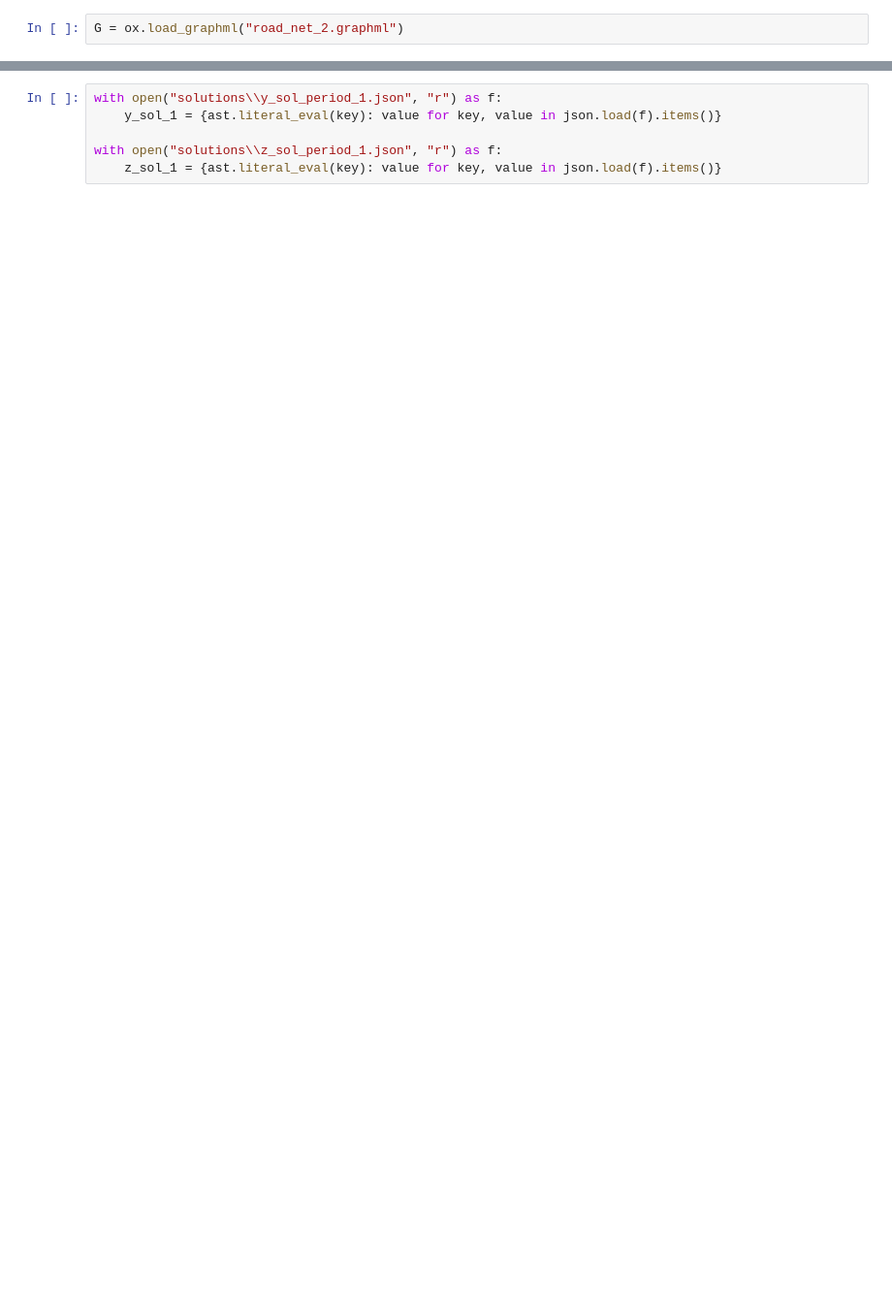
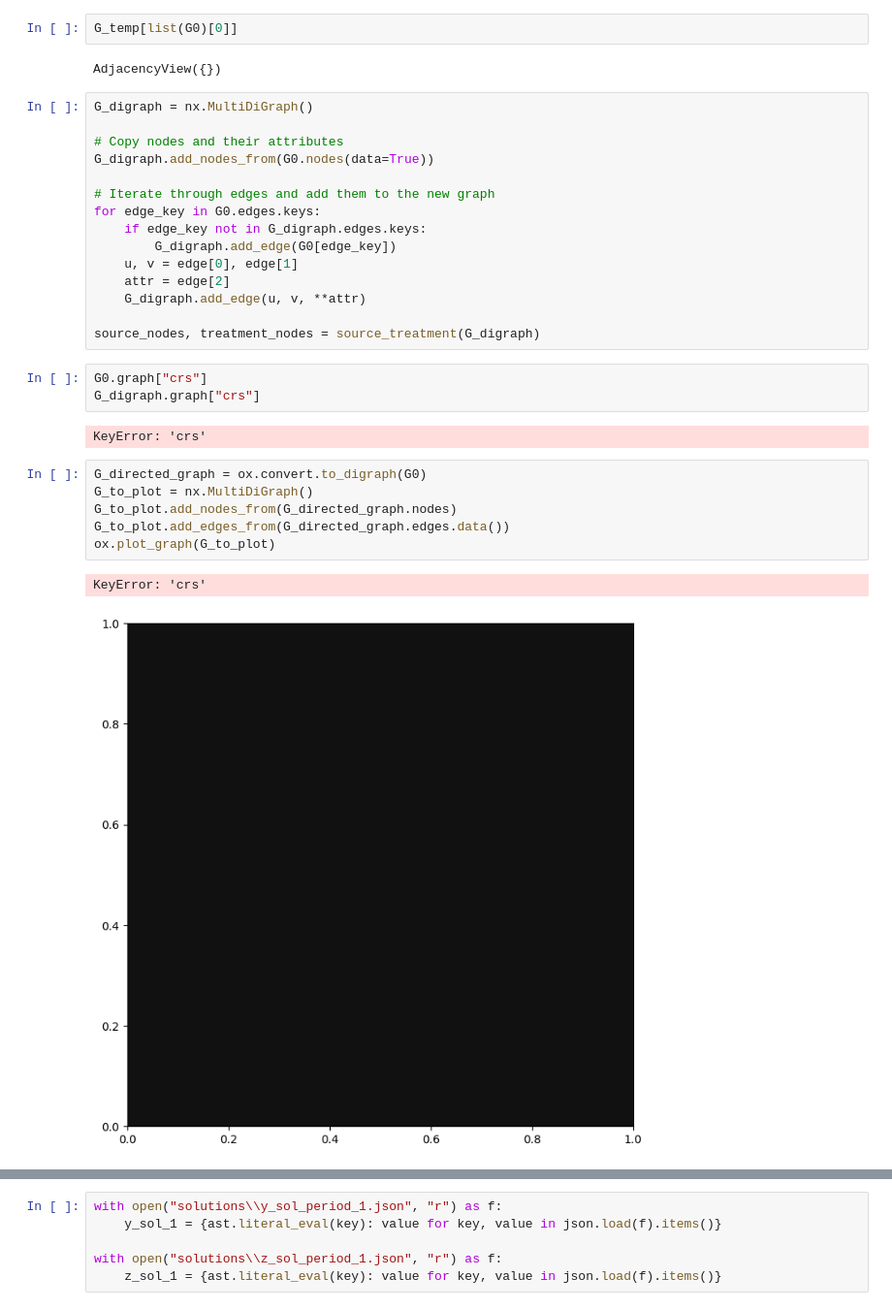
Before and after one commit to matt-banschbach/CMOR492-DWS, a Jupyter notebook: visualization/visual_sandbox.ipynb, the cells around one changed output, grey strips where cells are left out. Shown at 97% size. Cells and saved outputs as stored; diff of their text form; blank space fills up the shorter version.

```diff
--- a/visualization/visual_sandbox.ipynb
+++ b/visualization/visual_sandbox.ipynb
@@ -9,2 +28,33 @@ import json
+# %%
+G_temp[list(G0)[0]]
+# %% [output]
+AdjacencyView({})
 # %%
-G = ox.load_graphml("road_net_2.graphml")
+G_digraph = nx.MultiDiGraph()
+
+# Copy nodes and their attributes
+G_digraph.add_nodes_from(G0.nodes(data=True))
+
+# Iterate through edges and add them to the new graph
+for edge_key in G0.edges.keys:
+    if edge_key not in G_digraph.edges.keys:
+        G_digraph.add_edge(G0[edge_key])
+    u, v = edge[0], edge[1]
+    attr = edge[2]
+    G_digraph.add_edge(u, v, **attr)
+
+source_nodes, treatment_nodes = source_treatment(G_digraph)
+# %%
+G0.graph["crs"]
+G_digraph.graph["crs"]
+# %% [output]
+KeyError: 'crs'
+# %%
+G_directed_graph = ox.convert.to_digraph(G0)
+G_to_plot = nx.MultiDiGraph()
+G_to_plot.add_nodes_from(G_directed_graph.nodes)
+G_to_plot.add_edges_from(G_directed_graph.edges.data())
+ox.plot_graph(G_to_plot)
+# %% [output]
+KeyError: 'crs'
+[figure, added]
```
Also changed, not shown: parts of 11 cells of this notebook.
